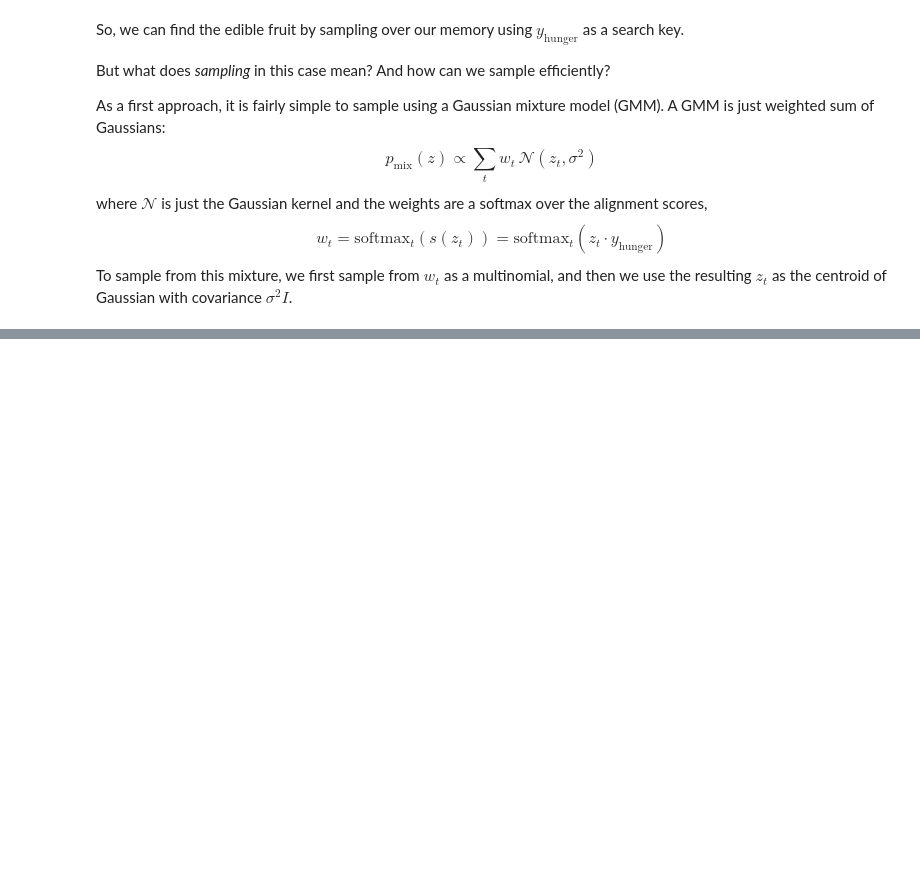
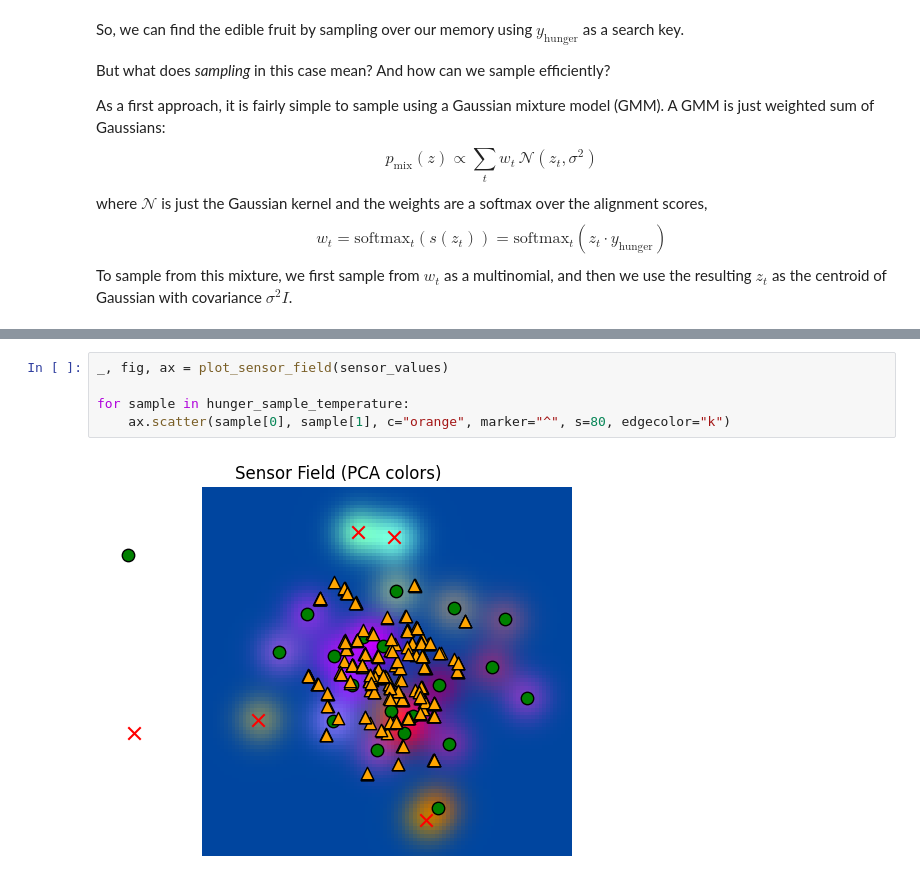
Before and after one commit to hypernicon/tree-world, a Jupyter notebook: notebook/map_testing.ipynb, the cells around one changed output, grey strips where cells are left out. Cells and saved outputs as stored; diff of their text form; blank space fills up the shorter version.

```diff
--- a/notebook/map_testing.ipynb
+++ b/notebook/map_testing.ipynb
@@ -505,0 +582,7 @@ To sample from this mixture, we first sample from $w_t$ as a multinomial, and th
+# %%
+_, fig, ax = plot_sensor_field(sensor_values)
+
+for sample in hunger_sample_temperature:
+    ax.scatter(sample[0], sample[1], c="orange", marker="^", s=80, edgecolor="k")
+# %% [output]
+[figure, added]
```
Also changed, not shown: parts of 12 cells of this notebook.
